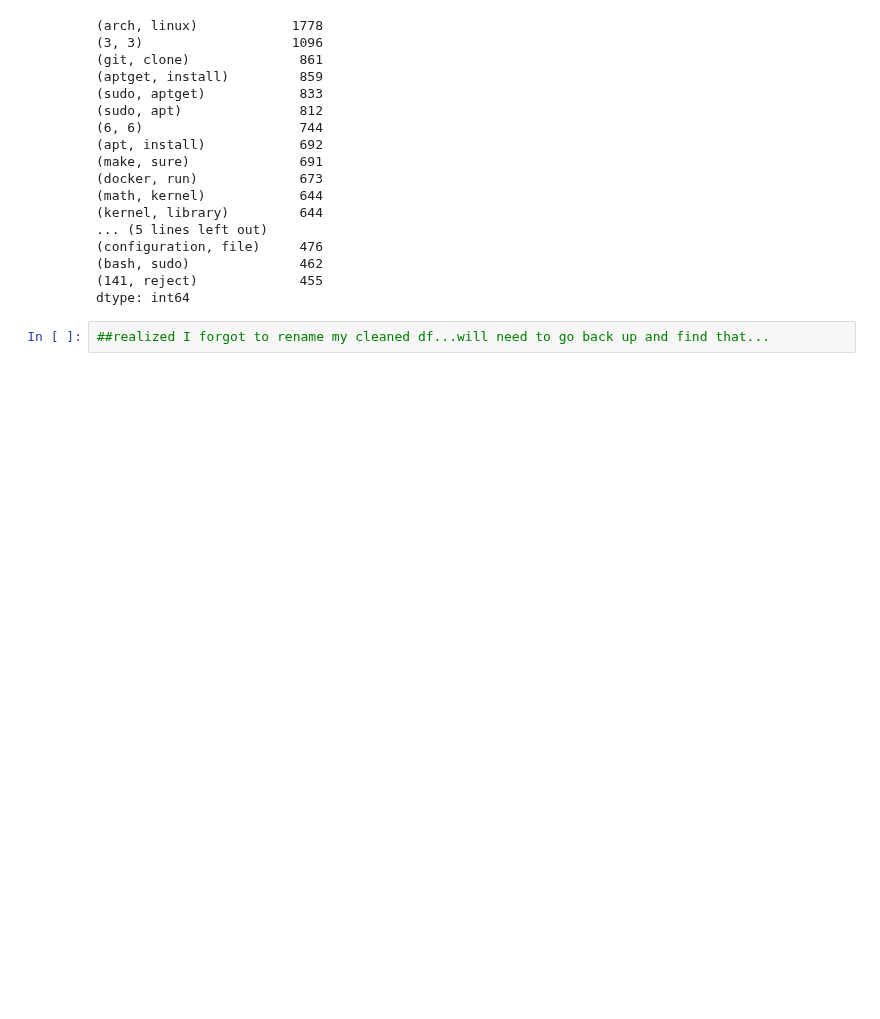
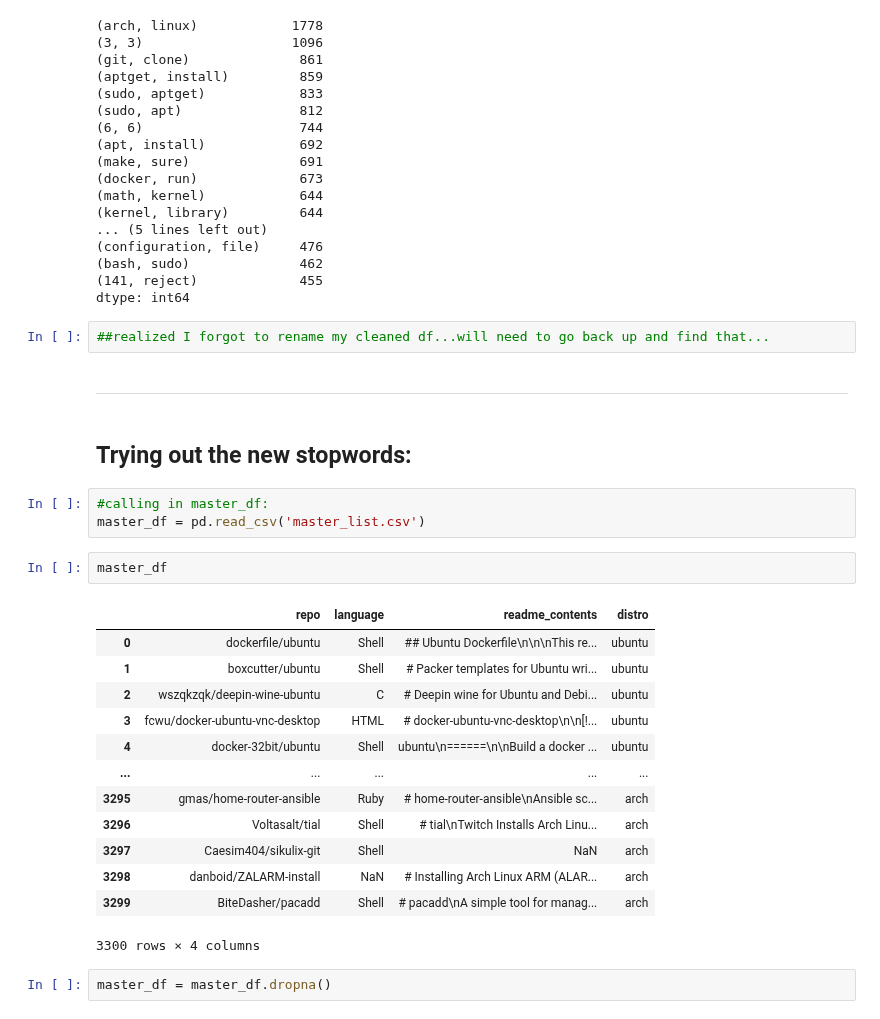
Before and after one commit to jemison-nlp-AnJeSt/github-NLP-project, a Jupyter notebook: Eyring-notebook.ipynb, the cells around one changed output. Cells and saved outputs as stored; diff of their text form; blank space fills up the shorter version.

```diff
--- a/Eyring-notebook.ipynb
+++ b/Eyring-notebook.ipynb
@@ -996,3 +1000,28 @@ master_bigrams
 dtype: int64
 # %%
 ##realized I forgot to rename my cleaned df...will need to go back up and find that...
+# %% [markdown]
+__________________________________
+# %% [markdown]
+## Trying out the new stopwords:
+# %%
+#calling in master_df:
+master_df = pd.read_csv('master_list.csv')
+# %%
+master_df
+# %% [output]
+|  | repo | language | readme_contents | distro |
+| 0 | dockerfile/ubuntu | Shell | ## Ubuntu Dockerfile\n\n\nThis re... | ubuntu |
+| 1 | boxcutter/ubuntu | Shell | # Packer templates for Ubuntu wri... | ubuntu |
+| 2 | wszqkzqk/deepin-wine-ubuntu | C | # Deepin wine for Ubuntu and Debi... | ubuntu |
+| 3 | fcwu/docker-ubuntu-vnc-desktop | HTML | # docker-ubuntu-vnc-desktop\n\n[!... | ubuntu |
+| 4 | docker-32bit/ubuntu | Shell | ubuntu\n======\n\nBuild a docker ... | ubuntu |
+| ... | ... | ... | ... | ... |
+| 3295 | gmas/home-router-ansible | Ruby | # home-router-ansible\nAnsible sc... | arch |
+| 3296 | Voltasalt/tial | Shell | # tial\nTwitch Installs Arch Linu... | arch |
+| 3297 | Caesim404/sikulix-git | Shell | NaN | arch |
+| 3298 | danboid/ZALARM-install | NaN | # Installing Arch Linux ARM (ALAR... | arch |
+| 3299 | BiteDasher/pacadd | Shell | # pacadd\nA simple tool for manag... | arch |
+3300 rows × 4 columns
+# %%
+master_df = master_df.dropna()
```
Also changed, not shown: parts of 2 cells of this notebook.
